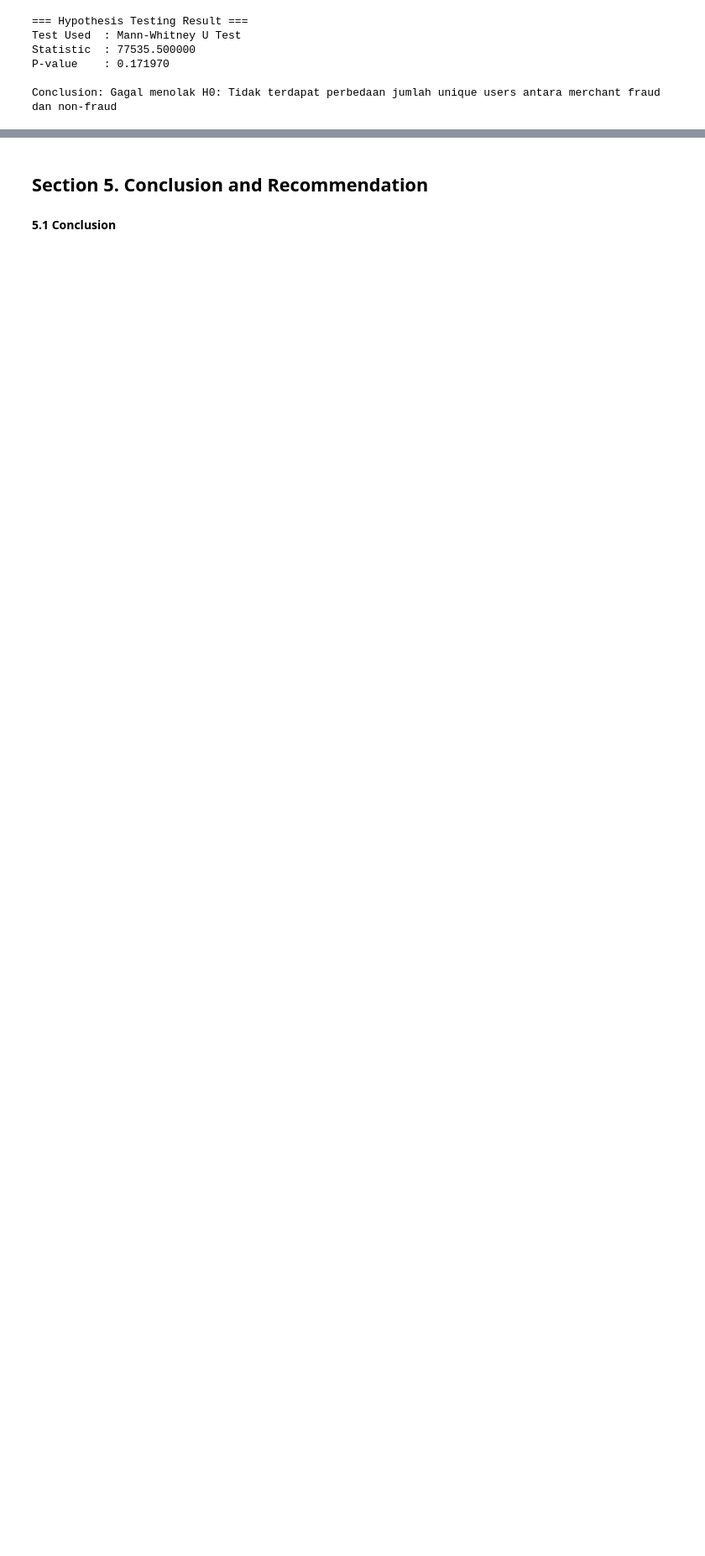
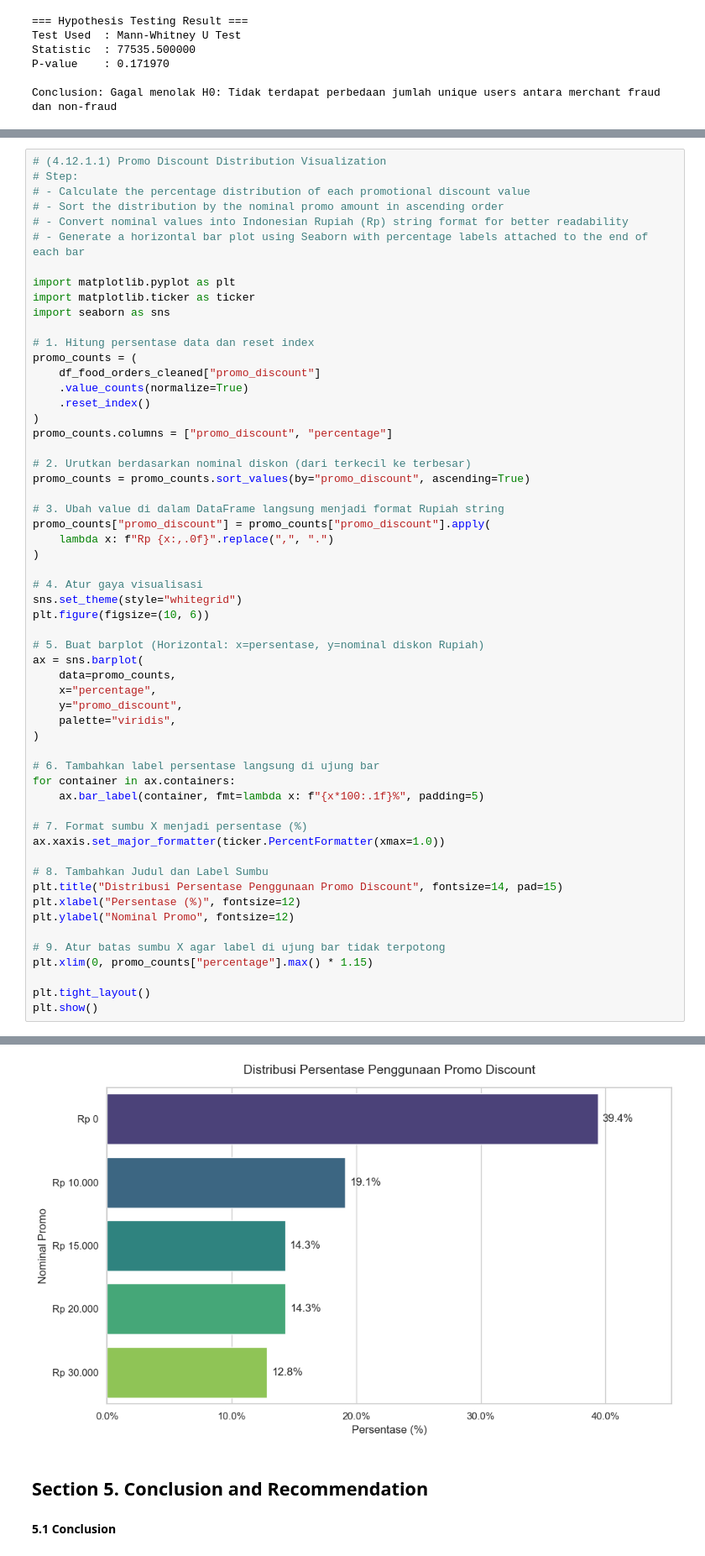
Before and after one commit to ziancarlos/Data_Analytics_Grab, a Jupyter notebook: notebooks/data-exploration.ipynb, the cells around one changed output, grey strips where cells are left out. Shown at 84% size. Drawn from its saved outputs; the diff is of its cells as text; blank space fills up the shorter version.

```diff
--- a/notebooks/data-exploration.ipynb
+++ b/notebooks/data-exploration.ipynb
@@ -1716,0 +1778,58 @@ table
+# %%
+# (4.12.1.1) Promo Discount Distribution Visualization
+# Step:
+# - Calculate the percentage distribution of each promotional discount value
+# - Sort the distribution by the nominal promo amount in ascending order
+# - Convert nominal values into Indonesian Rupiah (Rp) string format for better readability
+# - Generate a horizontal bar plot using Seaborn with percentage labels attached to the end of each bar
+
+import matplotlib.pyplot as plt
+import matplotlib.ticker as ticker
+import seaborn as sns
+
+# 1. Hitung persentase data dan reset index
+promo_counts = (
+    df_food_orders_cleaned["promo_discount"]
+    .value_counts(normalize=True)
+    .reset_index()
+)
+promo_counts.columns = ["promo_discount", "percentage"]
+
+# 2. Urutkan berdasarkan nominal diskon (dari terkecil ke terbesar)
+promo_counts = promo_counts.sort_values(by="promo_discount", ascending=True)
+
+# 3. Ubah value di dalam DataFrame langsung menjadi format Rupiah string
+promo_counts["promo_discount"] = promo_counts["promo_discount"].apply(
+    lambda x: f"Rp {x:,.0f}".replace(",", ".")
+)
+
+# 4. Atur gaya visualisasi
+sns.set_theme(style="whitegrid")
+plt.figure(figsize=(10, 6))
+
+# 5. Buat barplot (Horizontal: x=persentase, y=nominal diskon Rupiah)
+ax = sns.barplot(
+    data=promo_counts,
+    x="percentage",
+    y="promo_discount",
+    palette="viridis",
+)
+
+# 6. Tambahkan label persentase langsung di ujung bar
+for container in ax.containers:
+    ax.bar_label(container, fmt=lambda x: f"{x*100:.1f}%", padding=5)
+
+# 7. Format sumbu X menjadi persentase (%)
+ax.xaxis.set_major_formatter(ticker.PercentFormatter(xmax=1.0))
+
+# 8. Tambahkan Judul dan Label Sumbu
+plt.title("Distribusi Persentase Penggunaan Promo Discount", fontsize=14, pad=15)
+plt.xlabel("Persentase (%)", fontsize=12)
+plt.ylabel("Nominal Promo", fontsize=12)
+
+# 9. Atur batas sumbu X agar label di ujung bar tidak terpotong
+plt.xlim(0, promo_counts["percentage"].max() * 1.15)
+
+plt.tight_layout()
+plt.show()
+# %% [output]
@@ -1717,3 +1839,4 @@ table
+[figure, added]
 # %% [markdown]
 ## **Section 5. Conclusion and Recommendation**
 # %% [markdown]
```
Also changed, not shown: parts of 13 cells of this notebook.
